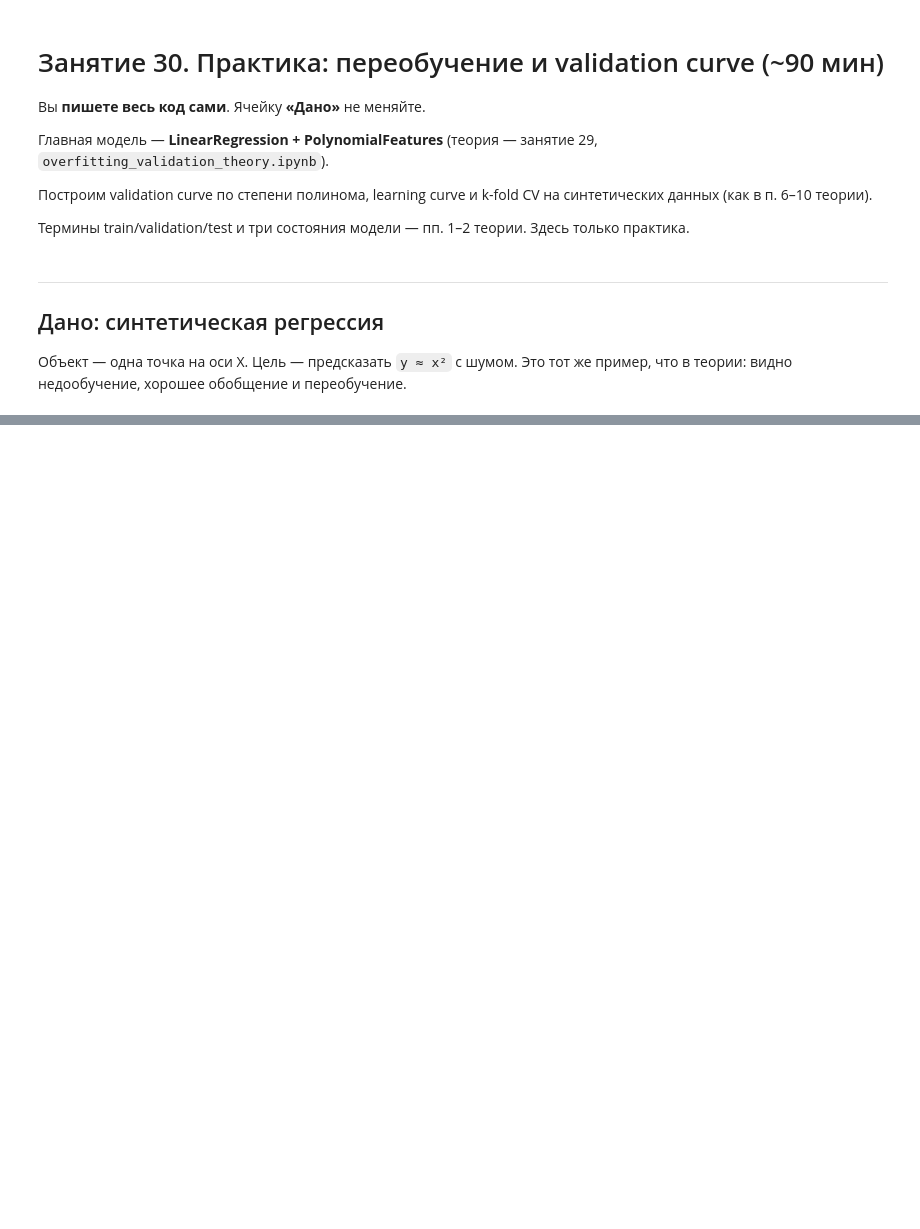
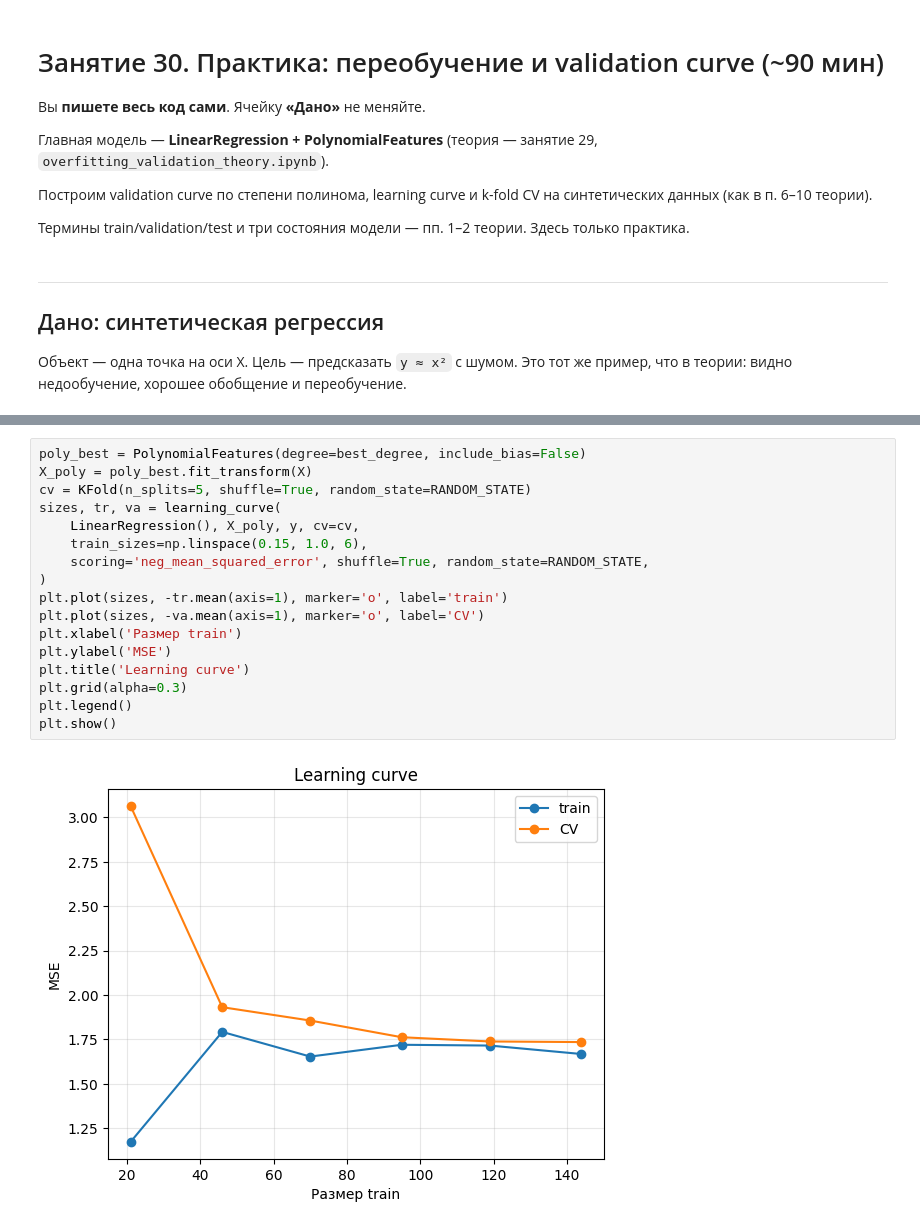
Before and after one commit to gurovic/ml-speckurs, a Jupyter notebook: 15_overfitting_validation/overfitting_validation_practice.ipynb, the cells around one changed output, grey strips where cells are left out. Cells and saved outputs as stored; diff of their text form; blank space fills up the shorter version.

```diff
--- a/15_overfitting_validation/overfitting_validation_practice.ipynb
+++ b/15_overfitting_validation/overfitting_validation_practice.ipynb
@@ -62,3 +162,22 @@ print('Объектов:', len(X))
+# %%
+poly_best = PolynomialFeatures(degree=best_degree, include_bias=False)
+X_poly = poly_best.fit_transform(X)
+cv = KFold(n_splits=5, shuffle=True, random_state=RANDOM_STATE)
+sizes, tr, va = learning_curve(
+    LinearRegression(), X_poly, y, cv=cv,
+    train_sizes=np.linspace(0.15, 1.0, 6),
+    scoring='neg_mean_squared_error', shuffle=True, random_state=RANDOM_STATE,
+)
+plt.plot(sizes, -tr.mean(axis=1), marker='o', label='train')
+plt.plot(sizes, -va.mean(axis=1), marker='o', label='CV')
+plt.xlabel('Размер train')
+plt.ylabel('MSE')
+plt.title('Learning curve')
+plt.grid(alpha=0.3)
+plt.legend()
+plt.show()
+# %% [output]
+[figure, added]
 # %% [markdown]
 ---
 ## Задание 4. K-fold CV (~12 мин)
```
Also changed, not shown: parts of 20 cells of this notebook, 26 other files.
